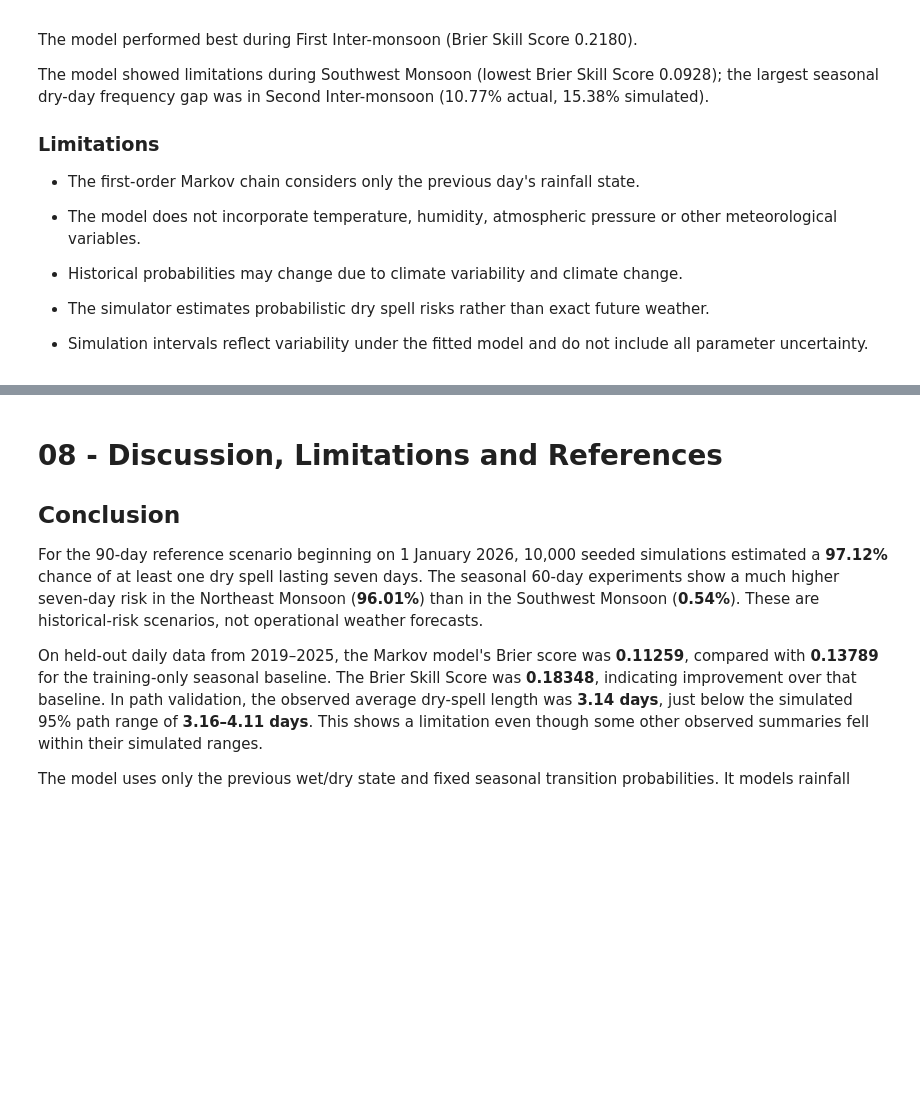
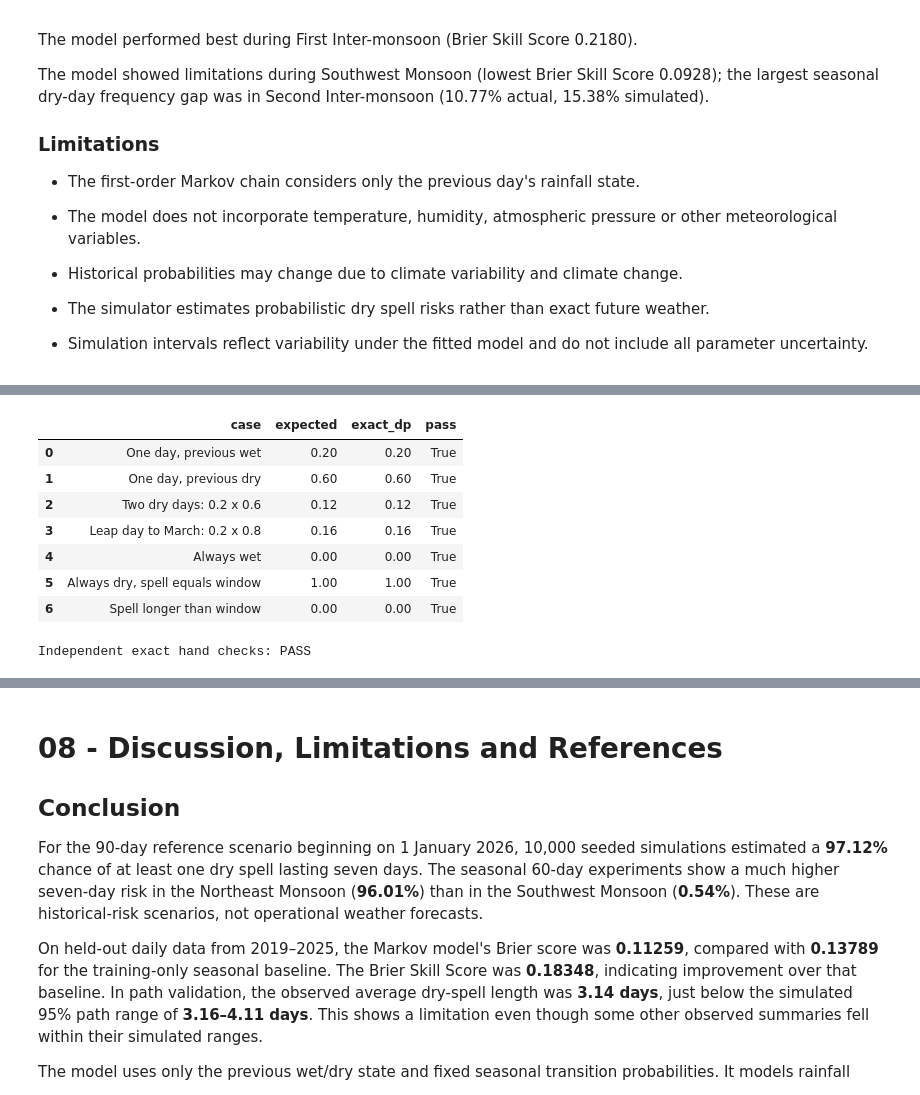
Before and after one commit to NikiniBandara/colombo-monsoon-dry-spell-simulator, a Jupyter notebook: notebook/colombo-monsoon-dry-spell-simulator.ipynb, the cells around one changed output, grey strips where cells are left out. Drawn from its saved outputs; the diff is of its cells as text; code cells hidden in the pictures; blank space fills up the shorter version.

```diff
--- a/notebook/colombo-monsoon-dry-spell-simulator.ipynb
+++ b/notebook/colombo-monsoon-dry-spell-simulator.ipynb
@@ -2163,0 +2220,36 @@ The model showed limitations during Southwest Monsoon (lowest Brier Skill Score
+# %%
+example_matrix = np.array([[0.8, 0.2], [0.4, 0.6]])
+example_matrices = {season: example_matrix for season in model_matrices}
+boundary_matrices = dict(example_matrices)
+boundary_matrices["First Inter-monsoon"] = np.array([[0.7, 0.3], [0.2, 0.8]])
+always_wet = {season: np.array([[1.0, 0.0], [1.0, 0.0]]) for season in model_matrices}
+always_dry = {season: np.array([[0.0, 1.0], [0.0, 1.0]]) for season in model_matrices}
+
+hand_cases = [
+    ("One day, previous wet", "2026-01-01", 1, 1, 0, example_matrices, 0.2),
+    ("One day, previous dry", "2026-01-01", 1, 1, 1, example_matrices, 0.6),
+    ("Two dry days: 0.2 x 0.6", "2026-01-01", 2, 2, 0, example_matrices, 0.12),
+    ("Leap day to March: 0.2 x 0.8", "2024-02-29", 2, 2, 0, boundary_matrices, 0.16),
+    ("Always wet", "2026-01-01", 5, 2, 0, always_wet, 0.0),
+    ("Always dry, spell equals window", "2026-01-01", 5, 5, 0, always_dry, 1.0),
+    ("Spell longer than window", "2026-01-01", 4, 5, 1, always_dry, 0.0),
+]
+hand_rows = []
+for name, start, days, spell, initial, matrices, expected in hand_cases:
+    calculated = exact_dry_spell_probability(start, days, spell, initial, matrices)
+    passed = bool(np.isclose(calculated, expected, atol=1e-12, rtol=0))
+    hand_rows.append({"case": name, "expected": expected, "exact_dp": calculated, "pass": passed})
+hand_checks = pd.DataFrame(hand_rows)
+display(hand_checks)
+assert hand_checks["pass"].all(), "A hand-calculable exact case failed"
+print("Independent exact hand checks: PASS")
+# %% [output]
+|  | case | expected | exact_dp | pass |
+| 0 | One day, previous wet | 0.20 | 0.20 | True |
+| 1 | One day, previous dry | 0.60 | 0.60 | True |
+| 2 | Two dry days: 0.2 x 0.6 | 0.12 | 0.12 | True |
+| 3 | Leap day to March: 0.2 x 0.8 | 0.16 | 0.16 | True |
+| 4 | Always wet | 0.00 | 0.00 | True |
+| 5 | Always dry, spell equals window | 1.00 | 1.00 | True |
+| 6 | Spell longer than window | 0.00 | 0.00 | True |
+Independent exact hand checks: PASS
```
Also changed, not shown: parts of 7 cells of this notebook, 3 other files.
